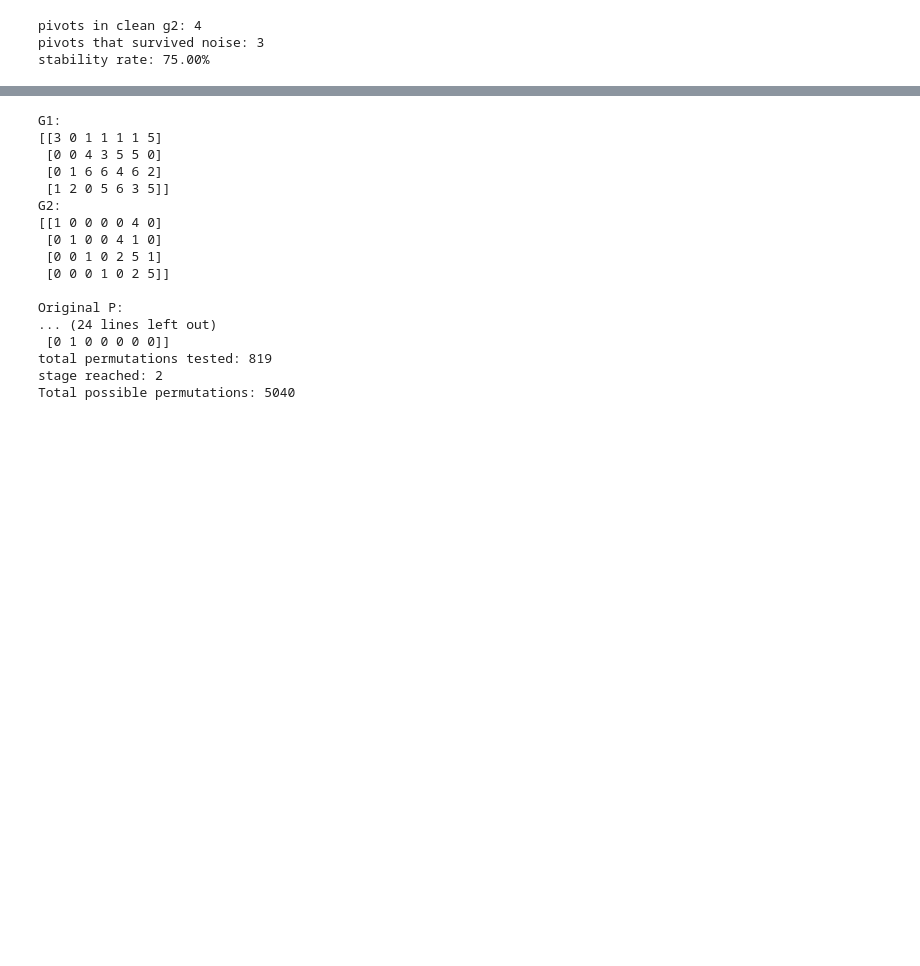
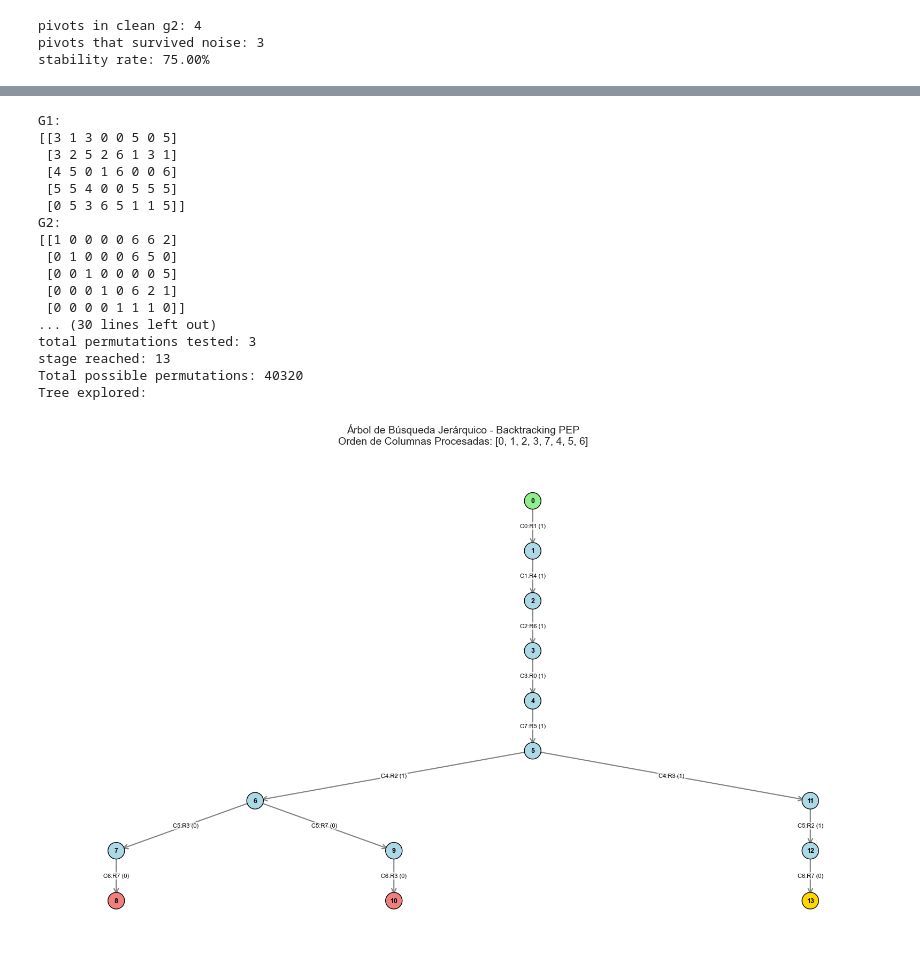
Before and after one commit to EstefaniaLaverde/PEP-LEP, a Jupyter notebook: Code/error_distribution_analysis_rref.ipynb, the cells around one changed output, grey strips where cells are left out. Drawn from its saved outputs; the diff is of its cells as text; code cells hidden in the pictures; blank space fills up the shorter version.

```diff
--- a/Code/error_distribution_analysis_rref.ipynb
+++ b/Code/error_distribution_analysis_rref.ipynb
@@ -501,52 +587,55 @@ def solve_pep_backtracking(g1, g2, p_noisy, q):
 # %%
 q = 7
-n, k = 7, 4 # test with small n
+n, k = 8, 5 # test with small n
 GF = galois.GF(q)
 g1 = GF.Random((k, n))
 perm = np.random.permutation(n)
 p_real = np.zeros((n, n), dtype=int)
 p_real[np.arange(n), perm] = 1
 g2 = (g1 @ GF(p_real)).row_reduce()
 print("G1:")
 print(g1)
 print("G2:")
 print(g2)
 print("\nOriginal P:")
 print(p_real)
 
 # create noise (alpha and beta)
 p_noisy = p_real.copy()
 p_noisy[p_real == 1] = (np.random.random(n) > 0.2).astype(int) # beta
 p_noisy[p_real == 0] = (np.random.random(n*(n-1)) < 0.01).astype(int).reshape(n, n-1).flatten() # alpha
 print("\nNoisy P:")
 print(p_noisy)
 
-found, total_attempts, recovered_p, stage = solve_pep_backtracking(g1, g2, p_noisy, q)
+success, attempts, recovered_p, tree_edges, col_order = solve_pep_with_tree(g1, g2, p_noisy, q)
 
-print(f"solution found: {found}")
+print(f"solution found: {success}")
 print("recovered P:")
 print(recovered_p)
-print(f"total permutations tested: {total_attempts}")
-print(f"stage reached: {stage}")
+print(f"total permutations tested: {attempts}")
+print(f"stage reached: {len(tree_edges)}")
 print(f"Total possible permutations: {math.factorial(n)}")
+print(f"Tree explored:")
+plot_search_tree(tree_edges, col_order)
 # %% [output]
 G1:
-[[3 0 1 1 1 1 5]
- [0 0 4 3 5 5 0]
- [0 1 6 6 4 6 2]
- [1 2 0 5 6 3 5]]
+[[3 1 3 0 0 5 0 5]
+ [3 2 5 2 6 1 3 1]
+ [4 5 0 1 6 0 0 6]
+ [5 5 4 0 0 5 5 5]
+ [0 5 3 6 5 1 1 5]]
 G2:
-[[1 0 0 0 0 4 0]
- [0 1 0 0 4 1 0]
- [0 0 1 0 2 5 1]
- [0 0 0 1 0 2 5]]
-
-Original P:
-... (24 lines left out)
- [0 1 0 0 0 0 0]]
-total permutations tested: 819
-stage reached: 2
-Total possible permutations: 5040
+[[1 0 0 0 0 6 6 2]
+ [0 1 0 0 0 6 5 0]
+ [0 0 1 0 0 0 0 5]
+ [0 0 0 1 0 6 2 1]
+ [0 0 0 0 1 1 1 0]]
+... (30 lines left out)
+total permutations tested: 3
+stage reached: 13
+Total possible permutations: 40320
+Tree explored:
+[figure, added]
 # %%
 def run_simulation(timeout_sec=300):
     # parametros de las pruebas
```
Also changed, not shown: parts of 7 cells of this notebook, 8 other files.
